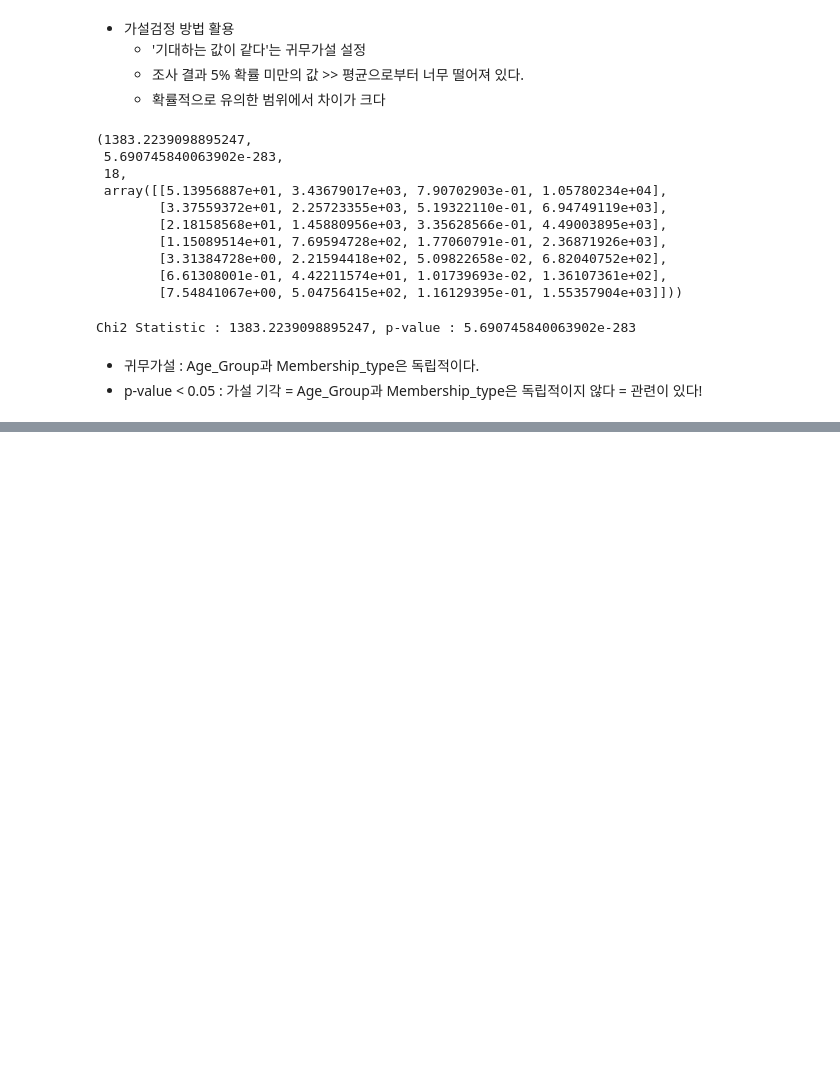
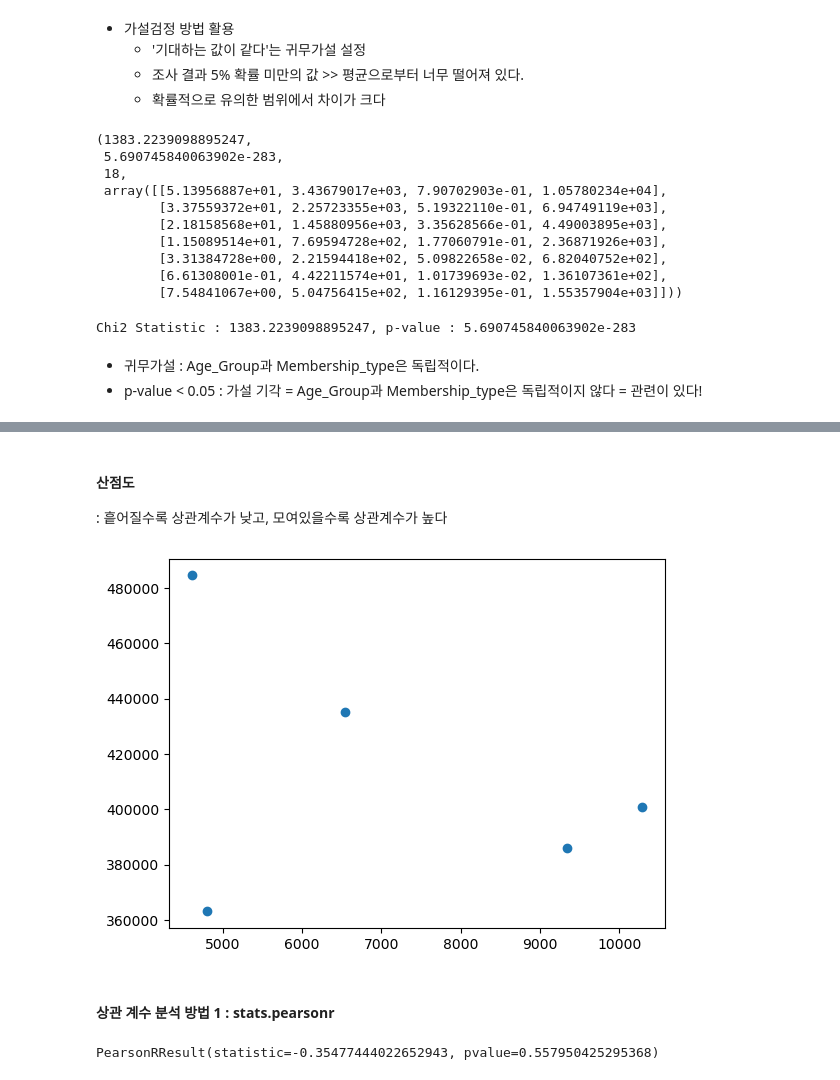
Before and after one commit to Yerial1125/e_learning1, a Jupyter notebook: Untitled.ipynb, the cells around one changed output, grey strips where cells are left out. Saved outputs shown, nothing was run; the diff lists cells and outputs as text; code cells hidden in the pictures; blank space fills up the shorter version.

```diff
--- a/Untitled.ipynb
+++ b/Untitled.ipynb
@@ -862,0 +888,5 @@ Chi2 Statistic : 1383.2239098895247, p-value : 5.690745840063902e-283
+# %%
+# 5개 구의 총 대여건수
+# len 해당 구의 데이터 개수 파악
+dist_by_gu = pd.pivot_table(bike_data2, index='Gu', values='Distance', aggfunc=len)
+dist_by_gu
@@ -862,0 +910,3 @@ Chi2 Statistic : 1383.2239098895247, p-value : 5.690745840063902e-283
+# %%
+by_gu = pd.merge(dist_by_gu, population, on='Gu')
+by_gu
@@ -862,0 +920,14 @@ Chi2 Statistic : 1383.2239098895247, p-value : 5.690745840063902e-283
+# %% [markdown]
+#### 산점도
+: 흩어질수록 상관계수가 낮고, 모여있을수록 상관계수가 높다
+# %%
+plt.scatter(by_gu.Distance, by_gu.Population)
+plt.show()
+# %% [output]
+[figure, added]
+# %% [markdown]
+#### 상관 계수 분석 방법 1 : stats.pearsonr
+# %%
+stats.pearsonr(by_gu.Distance, by_gu.Population)
+# %% [output]
+PearsonRResult(statistic=-0.35477444022652943, pvalue=0.557950425295368)
```
Also changed, not shown: parts of 16 cells of this notebook.
